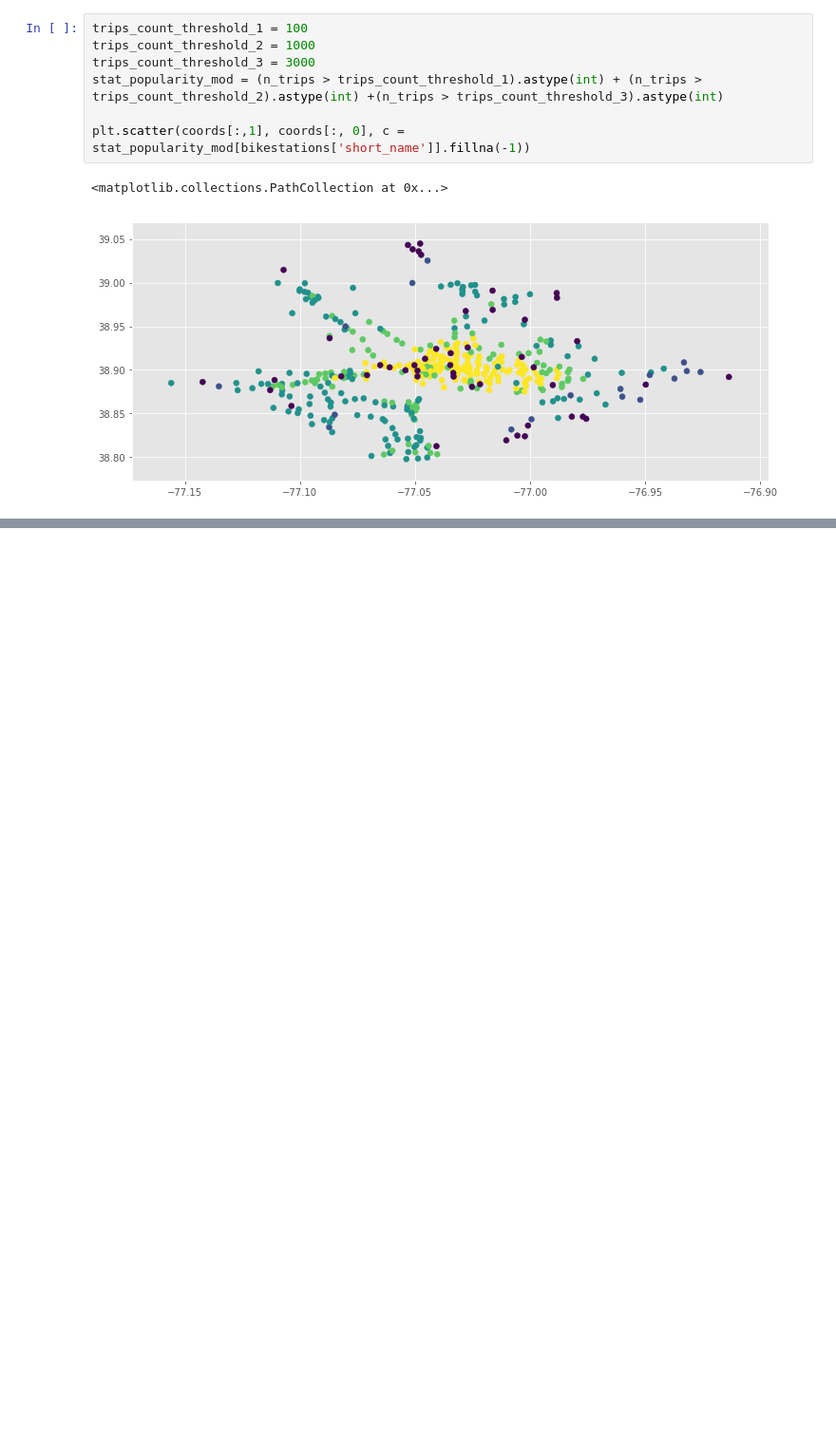
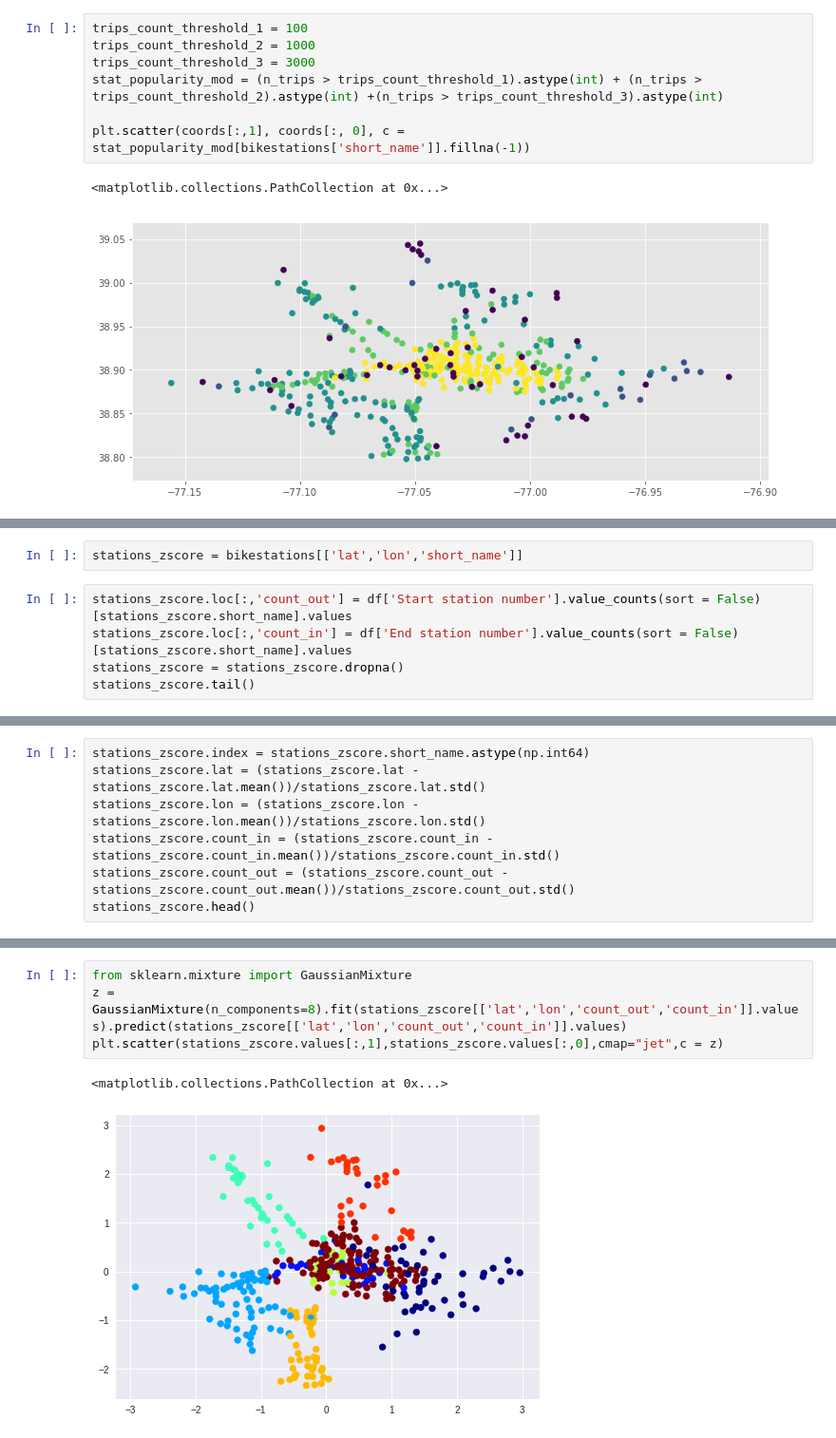
Before and after one commit to vladimirbelyaev/ml_project, a Jupyter notebook: Preparing data-Q32016.ipynb, the cells around one changed output, grey strips where cells are left out. Shown at 95% size. Drawn from its saved outputs; the diff is of its cells as text; blank space fills up the shorter version.

Commit message:
Added some clustering for bikestations

```diff
--- a/Preparing data-Q32016.ipynb
+++ b/Preparing data-Q32016.ipynb
@@ -240,0 +251,7 @@ plt.scatter(coords[:,1], coords[:, 0], c = stat_popularity_mod[bikestations['sho
+# %%
+stations_zscore = bikestations[['lat','lon','short_name']]
+# %%
+stations_zscore.loc[:,'count_out'] = df['Start station number'].value_counts(sort = False)[stations_zscore.short_name].values
+stations_zscore.loc[:,'count_in'] = df['End station number'].value_counts(sort = False)[stations_zscore.short_name].values
+stations_zscore = stations_zscore.dropna()
+stations_zscore.tail()
@@ -240,0 +265,7 @@ plt.scatter(coords[:,1], coords[:, 0], c = stat_popularity_mod[bikestations['sho
+# %%
+stations_zscore.index = stations_zscore.short_name.astype(np.int64)
+stations_zscore.lat = (stations_zscore.lat - stations_zscore.lat.mean())/stations_zscore.lat.std()
+stations_zscore.lon = (stations_zscore.lon - stations_zscore.lon.mean())/stations_zscore.lon.std()
+stations_zscore.count_in = (stations_zscore.count_in - stations_zscore.count_in.mean())/stations_zscore.count_in.std()
+stations_zscore.count_out = (stations_zscore.count_out - stations_zscore.count_out.mean())/stations_zscore.count_out.std()
+stations_zscore.head()
@@ -240,0 +280,7 @@ plt.scatter(coords[:,1], coords[:, 0], c = stat_popularity_mod[bikestations['sho
+# %%
+from sklearn.mixture import GaussianMixture
+z = GaussianMixture(n_components=8).fit(stations_zscore[['lat','lon','count_out','count_in']].values).predict(stations_zscore[['lat','lon','count_out','count_in']].values)
+plt.scatter(stations_zscore.values[:,1],stations_zscore.values[:,0],cmap="jet",c = z)
+# %% [output]
+<matplotlib.collections.PathCollection at 0x...>
+[figure, added]
```
Also changed, not shown: parts of 6 cells of this notebook.
